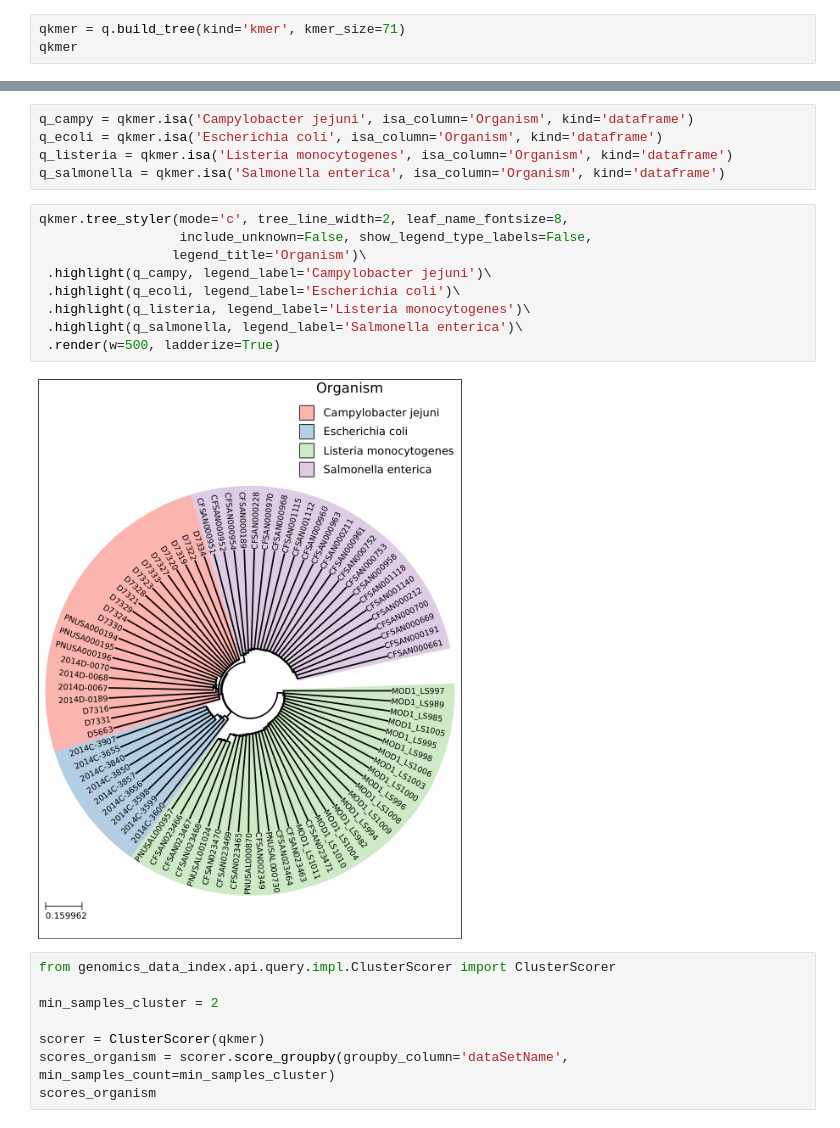
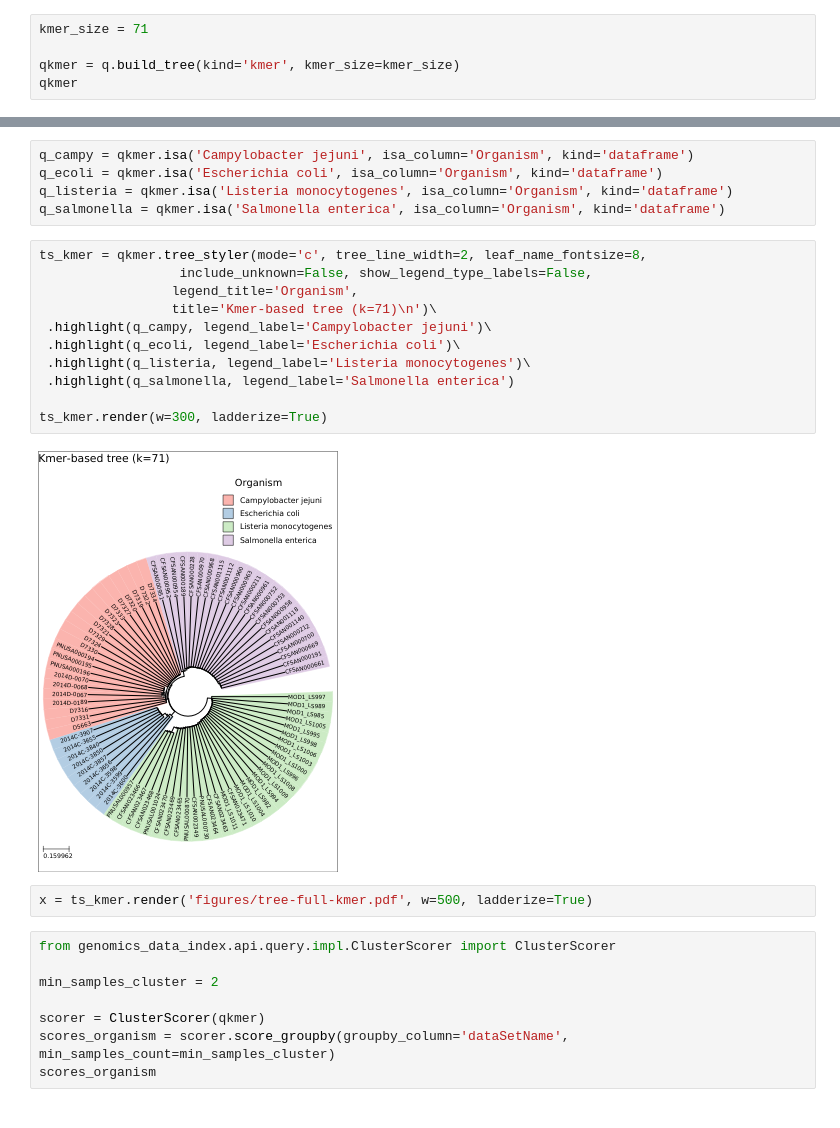
Before and after one commit to apetkau/genomics-data-index-evaluation-manuscript, a Jupyter notebook: evaluations/reads/4-compare-results.ipynb, the cells around one changed output, grey strips where cells are left out. Drawn from its saved outputs; the diff is of its cells as text.

Commit message:
Creating pdf of full kmer figure

```diff
--- a/evaluations/reads/4-compare-results.ipynb
+++ b/evaluations/reads/4-compare-results.ipynb
@@ -54,7 +54,9 @@ q
 # %% [output]
 <DataFrameSamplesQuery[selected=100% (85/85) samples, unknown=0% (0/85) samples]>
 # %%
-qkmer = q.build_tree(kind='kmer', kmer_size=71)
+kmer_size = 71
+
+qkmer = q.build_tree(kind='kmer', kmer_size=kmer_size)
 qkmer
 # %% [output]
 <KmerTreeSamplesQuery[selected=100% (85/85) samples, unknown=0% (0/85) samples]>
@@ -64,16 +66,20 @@ q_ecoli = qkmer.isa('Escherichia coli', isa_column='Organism', kind='dataframe')
 q_listeria = qkmer.isa('Listeria monocytogenes', isa_column='Organism', kind='dataframe')
 q_salmonella = qkmer.isa('Salmonella enterica', isa_column='Organism', kind='dataframe')
 # %%
-qkmer.tree_styler(mode='c', tree_line_width=2, leaf_name_fontsize=8,
+ts_kmer = qkmer.tree_styler(mode='c', tree_line_width=2, leaf_name_fontsize=8,
                   include_unknown=False, show_legend_type_labels=False,
-                 legend_title='Organism')\
+                 legend_title='Organism',
+                 title='Kmer-based tree (k=71)\n')\
  .highlight(q_campy, legend_label='Campylobacter jejuni')\
  .highlight(q_ecoli, legend_label='Escherichia coli')\
  .highlight(q_listeria, legend_label='Listeria monocytogenes')\
- .highlight(q_salmonella, legend_label='Salmonella enterica')\
- .render(w=500, ladderize=True)
+ .highlight(q_salmonella, legend_label='Salmonella enterica')
+
+ts_kmer.render(w=300, ladderize=True)
 # %% [output]
-[figure, old version]
+[figure, new version]
+# %%
+x = ts_kmer.render('figures/tree-full-kmer.pdf', w=500, ladderize=True)
 # %%
 from genomics_data_index.api.query.impl.ClusterScorer import ClusterScorer
 
```
